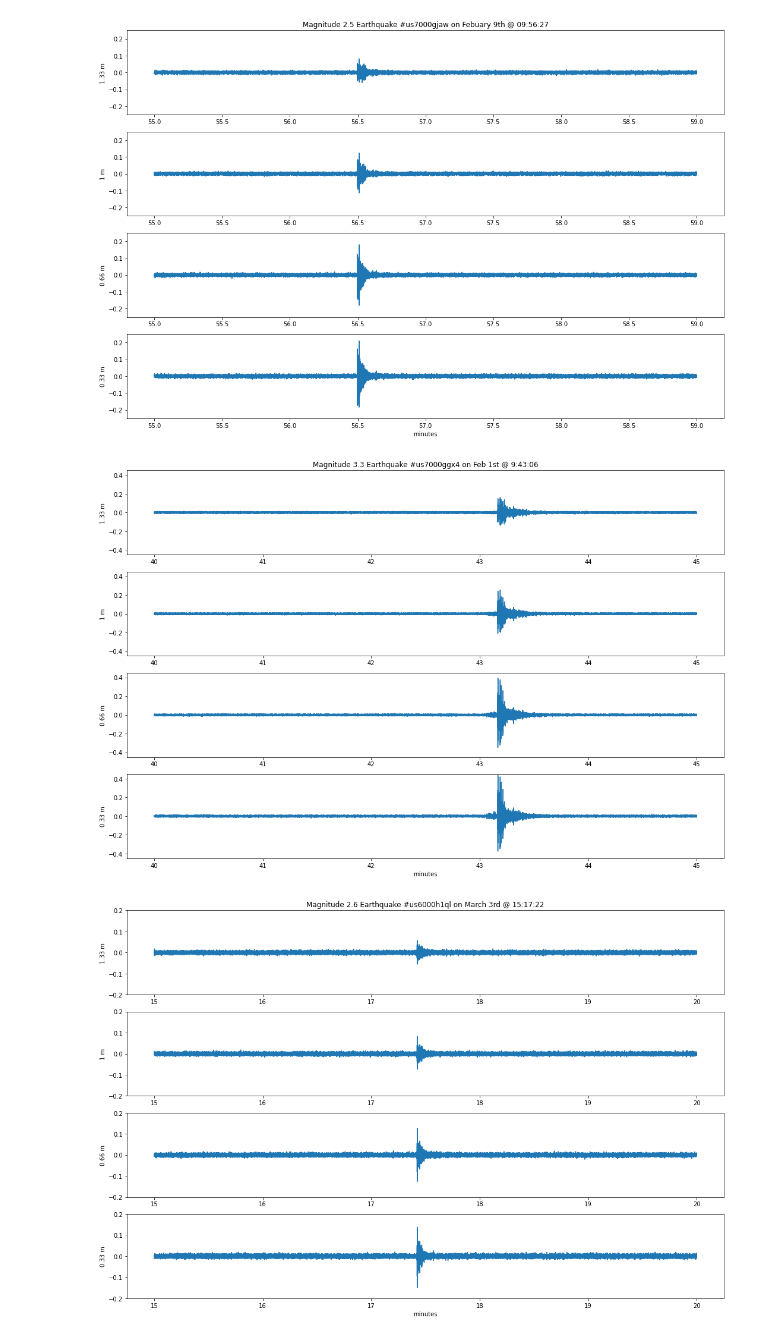
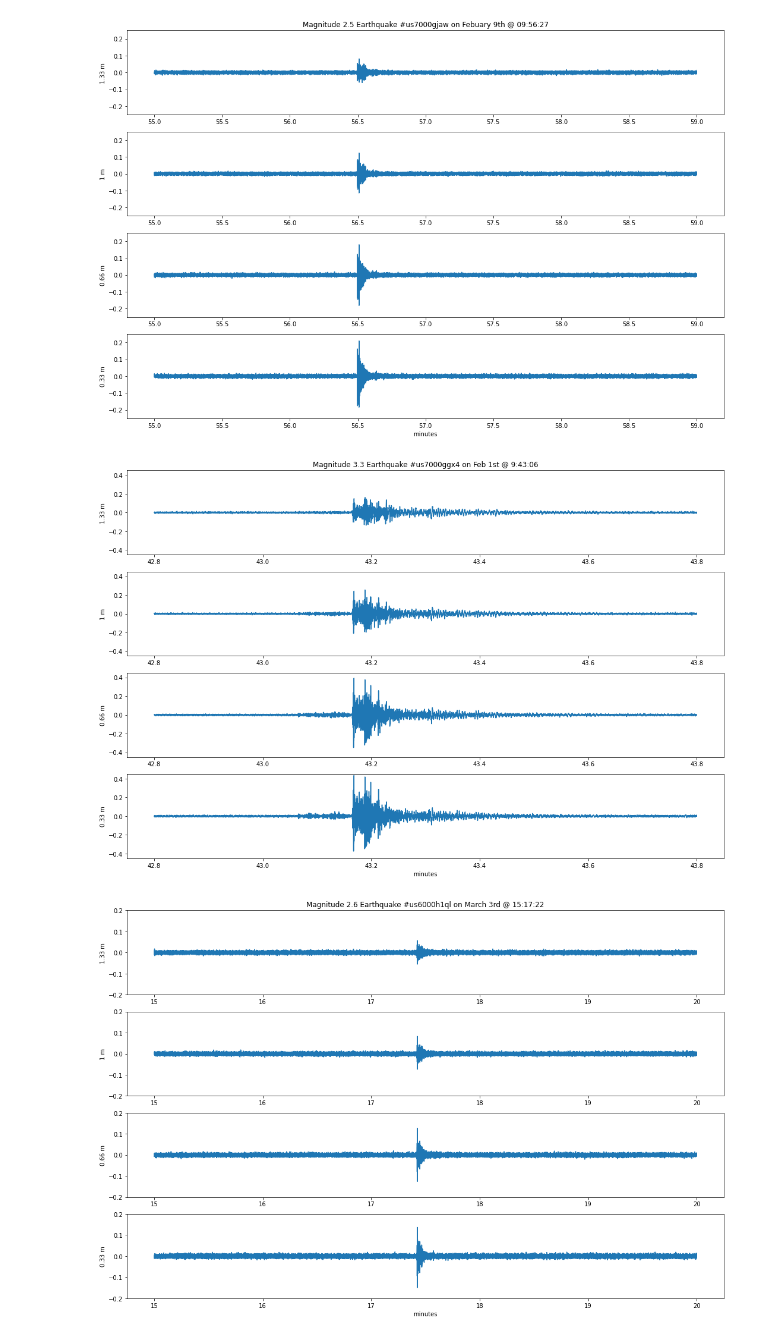
Before and after one commit to ZachHoppinen/infrasound-snow-attenuation, a Jupyter notebook: src/outdated/signal_search/eq_avi_signals.ipynb, the cells around one changed output. Cells and saved outputs as stored; diff of their text form; code cells hidden in the pictures.

Commit message:
all earthquake figure

```diff
--- a/src/outdated/signal_search/eq_avi_signals.ipynb
+++ b/src/outdated/signal_search/eq_avi_signals.ipynb
@@ -18,7 +19,7 @@ import statsmodels.api as sm
 ac_calib = 8.2928e-05
 
 in_dir = '/home/zacharykeskinen/data/infrasound/infrasound/processed' #infrasound/banner/infrasound/processed/'
-in_dir = '../../data/banner/infrasound/processed'
+in_dir = '../../../data/banner/infrasound/processed'
 exists(in_dir)
 
 # l = os.listdir(in_dir)
@@ -30,3 +31,4 @@ for i in l:
     if j not in r:
         r.append(j)
 r.sort()
+print(len(r))
@@ -78,9 +70,9 @@ show_eq_all_heights(day_list = r, eq_day = '220209', eq_hour = 9, start_min = 55
 [figure]
 # %%
 ## https://earthquake.usgs.gov/earthquakes/eventpage/us7000gjaw/executive '2022-02-09 @ 09:56:27 -
-show_eq_all_heights(r, '220201', 9, 40, 45, fc_low = 2, title= 'Magnitude 3.3 Earthquake #us7000ggx4 on Feb 1st @ 9:43:06', ylims=(-0.45,0.45))
+show_eq_all_heights(r, '220201', 9, 42.8, 43.8, fc_low = 2, title= 'Magnitude 3.3 Earthquake #us7000ggx4 on Feb 1st @ 9:43:06', ylims=(-0.45,0.45))
 # %% [output]
-[figure, old version]
+[figure, new version]
 # %%
 ## https://earthquake.usgs.gov/earthquakes/eventpage/us6000h1ql/executive '2022-03-03 @ 15:17:22 -
 show_eq_all_heights(r, '220303', 15, 15, 20, fc_low = 2, title= 'Magnitude 2.6 Earthquake #us6000h1ql on March 3rd @ 15:17:22', ylims=(-0.2,0.2))
```
Also changed, not shown: parts of 7 cells of this notebook, 5 other files.
